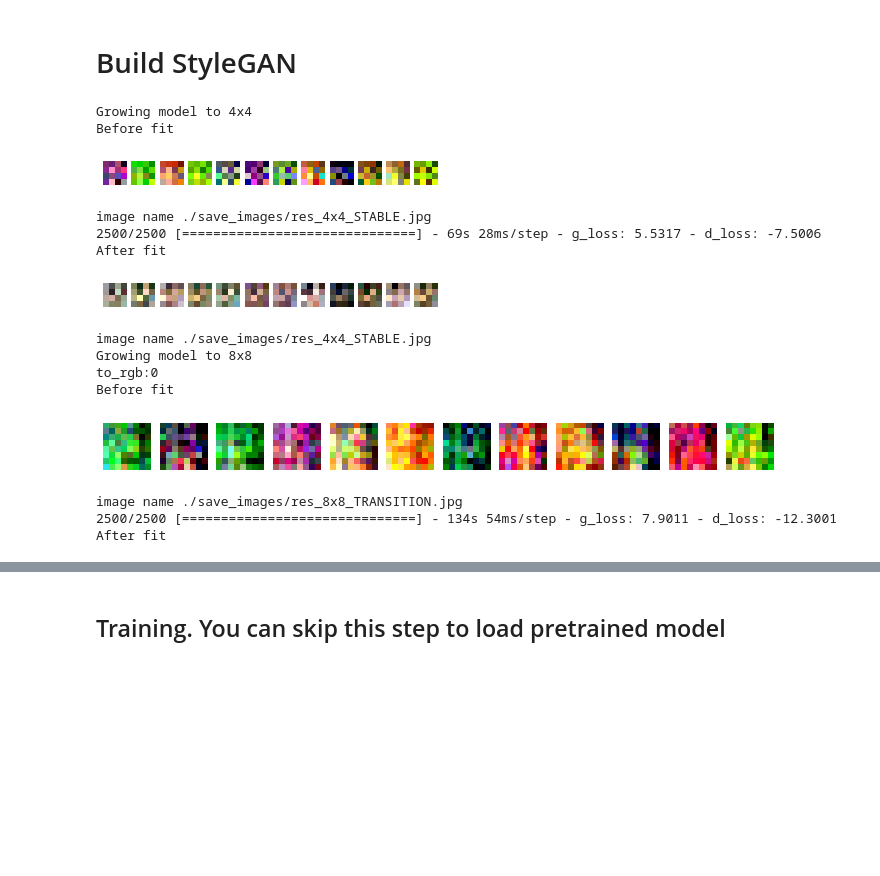
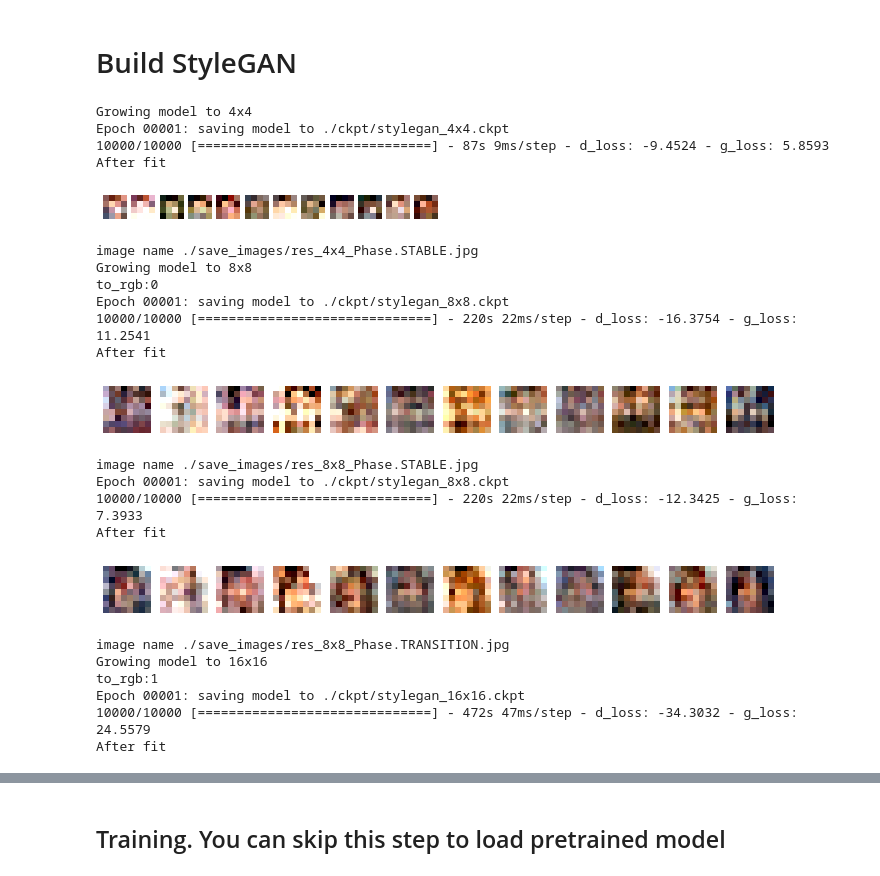
Before and after one commit to PacktPublishing/Hands-On-Image-Generation-with-TensorFlow-2.0, a Jupyter notebook: Chapter07/ch7_faster_stylegan.ipynb, the cells around one changed output, grey strips where cells are left out. Saved outputs shown, nothing was run; the diff lists cells and outputs as text; code cells hidden in the pictures; blank space fills up the shorter version.

```diff
--- a/Chapter07/ch7_faster_stylegan.ipynb
+++ b/Chapter07/ch7_faster_stylegan.ipynb
@@ -221,18 +218,17 @@ class DenseBlock(Layer):
         output = tf.add(tf.matmul(inputs, self.scale*self.w), self.b)
         return output*self.lrmul
 
+
 class AddNoise(Layer):
-
-    def build(self, input_shape):
-        n, h, w, c = input_shape[0]
-
+    def __init__(self, channel, **kwargs):
+        super(AddNoise, self).__init__(kwargs)
         initializer = tf.keras.initializers.RandomNormal(mean=0., stddev=1.)
-        self.B = self.add_weight(shape=[1, 1, 1, c],
+        self.B = self.add_weight(shape=[1, 1, 1, channel],
                                 initializer=initializer,
                                 trainable=True, name='kernel')
 
-    def call(self, inputs):
-        x, noise = inputs
+    def call(self, x, noise):
+        temp = self.B * noise
         output = x + self.B * noise
         return output
 
@@ -679,62 +682,74 @@ class StyleGAN(tf.keras.Model):
 START_RES = 4
 TARGET_RES = 256
 
-with strategy.scope():
+if num_devices > 1:
+    with strategy.scope():
+        model = StyleGAN(start_res=START_RES, res=TARGET_RES)
+else:
     model = StyleGAN(start_res=START_RES, res=TARGET_RES)
 # %%
 opt_cfg = {'learning_rate':1e-3, 'beta_1':0.0, 'beta_2':0.99, 'epsilon':1e-8}
 
-val_z = tf.random.normal((12, self.z_dim))
+val_z = tf.random.normal((12, model.z_dim))
 
 STEPS_PER_EPOCH = 10000
+
 start_res_log2 = int(np.log2(START_RES))
 target_res_log2 = int(np.log2(TARGET_RES))
 for res_log2 in range(start_res_log2, target_res_log2+1):
     res = 2**res_log2
-    for phase in [phase.TRANSITION, phase.STABLE]:
-        if res==START_RES and phase==phase.TRANSITION:
+    for phase in [Phase.TRANSITION, Phase.STABLE]:
+        if res==START_RES and phase==Phase.TRANSITION:
             continue
+
+        prefix = f'res_{res}x{res}_{model.phase}'
 
         train_ds = create_dataset(res)
 
         steps = int(TRAIN_STEP_RATIO[res_log2] * STEPS_PER_EPOCH/num_devices)
 
-        model.compile(d_optimizer=Adam(**opt_cfg),
-                      g_optimizer=Adam(**opt_cfg),
+        d_optimizer = Adam(**opt_cfg) if res==START_RES else None
+        g_optimizer = Adam(**opt_cfg) if res==START_RES else None
+        model.compile(d_optimizer=d_optimizer,
+                      g_optimizer=g_optimizer,
                       loss_weights = {'gradient_penalty':10, 'drift':0.001},
                       steps_per_epoch=steps,
                       res=res,
                       phase=phase,
                       run_eagerly=False)
 
-        alpha = 0. if phase == phase.TRANSITION else 1.
-        print('Before fit')
-        images = model.create(z=val_z, alpha=alpha)
-        prefix = f'res_{res}x{res}_{model.phase}'
-        plot_images(images, res_log2, f"./save_images/{prefix}.jpg")
 
+        ckpt_cb = ModelCheckpoint(f'./ckpt/stylegan_{res}x{res}.ckpt',
+                                  save_weights_only=True, verbose=1)
 
-        model.fit(train_ds,
-                  epochs=1,
-                  steps_per_epoch=steps)
+        model.fit(train_ds, epochs=1,
+                  steps_per_epoch=steps,
+                  callbacks=[ckpt_cb])
 
         print('After fit')
         images = model.create(z=val_z, alpha=1.)
-        prefix = f'res_{res}x{res}_{model.phase}'
         plot_images(images, res_log2, f"./save_images/{prefix}.jpg")
 # %% [output]
 Growing model to 4x4
-Before fit
+Epoch 00001: saving model to ./ckpt/stylegan_4x4.ckpt
+10000/10000 [==============================] - 87s 9ms/step - d_loss: -9.4524 - g_loss: 5.8593
+After fit
-[figure, old version]
+[figure, new version]
-image name ./save_images/res_4x4_STABLE.jpg
-2500/2500 [==============================] - 69s 28ms/step - g_loss: 5.5317 - d_loss: -7.5006
+image name ./save_images/res_4x4_Phase.STABLE.jpg
+Growing model to 8x8
+to_rgb:0
+Epoch 00001: saving model to ./ckpt/stylegan_8x8.ckpt
+10000/10000 [==============================] - 220s 22ms/step - d_loss: -16.3754 - g_loss: 11.2541
 After fit
-[figure, old version]
+[figure, new version]
-image name ./save_images/res_4x4_STABLE.jpg
-Growing model to 8x8
-to_rgb:0
-Before fit
+image name ./save_images/res_8x8_Phase.STABLE.jpg
+Epoch 00001: saving model to ./ckpt/stylegan_8x8.ckpt
+10000/10000 [==============================] - 220s 22ms/step - d_loss: -12.3425 - g_loss: 7.3933
+After fit
-[figure, old version]
+[figure, new version]
-image name ./save_images/res_8x8_TRANSITION.jpg
-2500/2500 [==============================] - 134s 54ms/step - g_loss: 7.9011 - d_loss: -12.3001
+image name ./save_images/res_8x8_Phase.TRANSITION.jpg
+Growing model to 16x16
+to_rgb:1
+Epoch 00001: saving model to ./ckpt/stylegan_16x16.ckpt
+10000/10000 [==============================] - 472s 47ms/step - d_loss: -34.3032 - g_loss: 24.5579
 After fit
```
Also changed, not shown: parts of 5 cells of this notebook.
